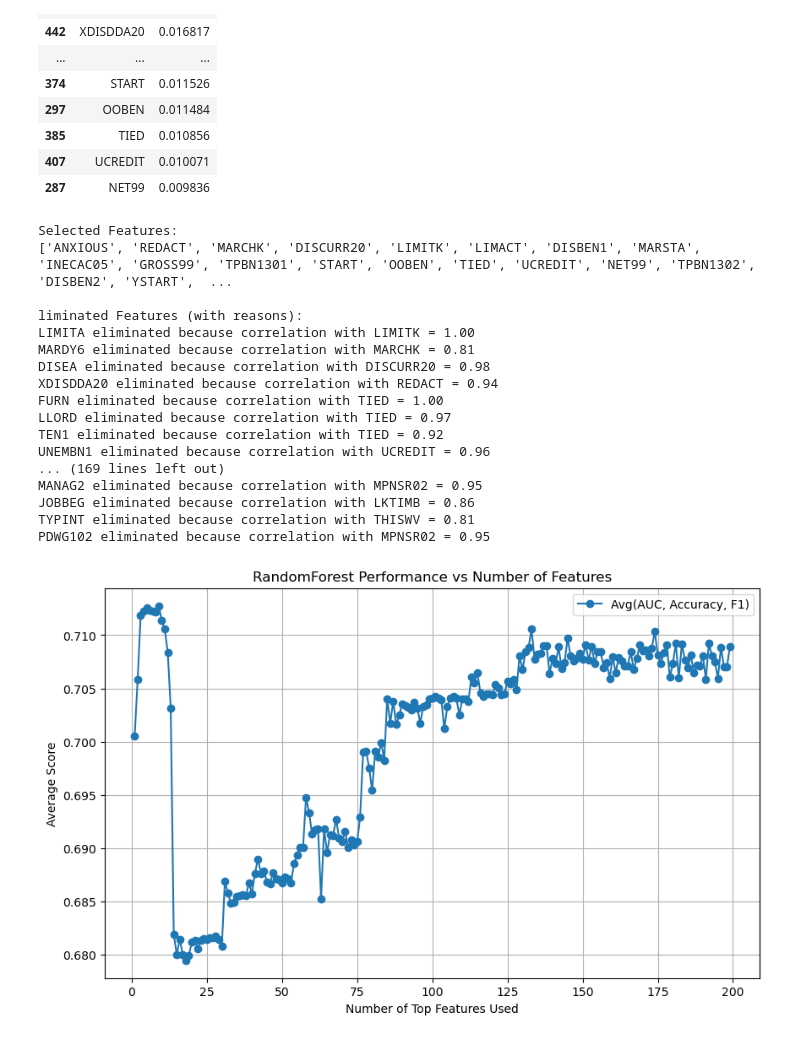
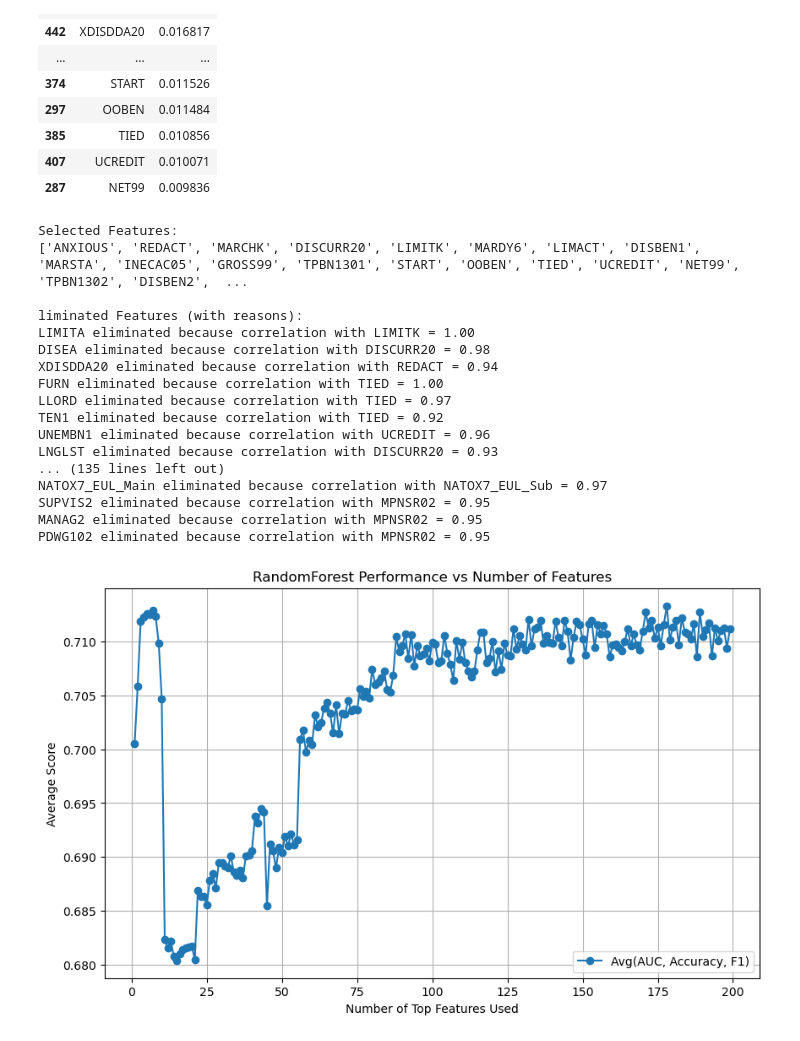
Before and after one commit to maxemporor/MSc-project, a Jupyter notebook: New.ipynb, the cells around one changed output. Saved outputs shown, nothing was run; the diff lists cells and outputs as text; code cells hidden in the pictures.

```diff
--- a/New.ipynb
+++ b/New.ipynb
@@ -494,7 +494,7 @@ nmi_df.head(20)
 | 287 | NET99 | 0.009836 |
 # %%
 # --- Redundancy penalty filtering with explanation ---
-corr_threshold = 0.8  # % alike
+corr_threshold = 0.9  # % alike
 corr_matrix = df_encoded.drop(columns=[target]).corr().abs()
 
 selected_features = []
@@ -530,21 +530,21 @@ for elim in eliminated_features:
     print(f"{elim['Feature']} eliminated because correlation with {elim['Correlated With']} = {elim['Correlation']:.2f}")
 # %% [output]
 Selected Features:
-['ANXIOUS', 'REDACT', 'MARCHK', 'DISCURR20', 'LIMITK', 'LIMACT', 'DISBEN1', 'MARSTA', 'INECAC05', 'GROSS99', 'TPBN1301', 'START', 'OOBEN', 'TIED', 'UCREDIT', 'NET99', 'TPBN1302', 'DISBEN2', 'YSTART',  ...
+['ANXIOUS', 'REDACT', 'MARCHK', 'DISCURR20', 'LIMITK', 'MARDY6', 'LIMACT', 'DISBEN1', 'MARSTA', 'INECAC05', 'GROSS99', 'TPBN1301', 'START', 'OOBEN', 'TIED', 'UCREDIT', 'NET99', 'TPBN1302', 'DISBEN2',  ...
 
 liminated Features (with reasons):
 LIMITA eliminated because correlation with LIMITK = 1.00
-MARDY6 eliminated because correlation with MARCHK = 0.81
 DISEA eliminated because correlation with DISCURR20 = 0.98
 XDISDDA20 eliminated because correlation with REDACT = 0.94
 FURN eliminated because correlation with TIED = 1.00
 LLORD eliminated because correlation with TIED = 0.97
 TEN1 eliminated because correlation with TIED = 0.92
 UNEMBN1 eliminated because correlation with UCREDIT = 0.96
-... (169 lines left out)
+LNGLST eliminated because correlation with DISCURR20 = 0.93
+... (135 lines left out)
+NATOX7_EUL_Main eliminated because correlation with NATOX7_EUL_Sub = 0.97
+SUPVIS2 eliminated because correlation with MPNSR02 = 0.95
 MANAG2 eliminated because correlation with MPNSR02 = 0.95
-JOBBEG eliminated because correlation with LKTIMB = 0.86
-TYPINT eliminated because correlation with THISWV = 0.81
 PDWG102 eliminated because correlation with MPNSR02 = 0.95
 # %%
 from sklearn.ensemble import RandomForestClassifier
@@ -556,8 +556,12 @@ import numpy as np
 X_train_all = train_data.drop(columns=['Wellbeing_category'])
 X_val_all = val_data.drop(columns=['Wellbeing_category'])
 
-# We'll loop based on your sorted NMI DataFrame
-feature_order = nmi_df['Feature'].tolist()
+# Loop based on your sorted NMI DataFrame
+#feature_order = nmi_df['Feature'].tolist()
+
+#Loop based on the MI after penalizing redundancy
+feature_order = selected_features
+
 
 results = []
 
@@ -575,34 +579,34 @@ for k in range(1, min(200, len(feature_order) + 1)):  # Number of features
     val_preds = rf.predict(X_val_k)
     val_probs = rf.predict_proba(X_val_k)
 
     # Handle multi-class AUC
     if len(np.unique(y_train)) > 2:
         auc = roc_auc_score(y_val, val_probs, multi_class='ovr')
     else:
         auc = roc_auc_score(y_val, val_probs[:, 1])
 
     acc = accuracy_score(y_val, val_preds)
     f1 = f1_score(y_val, val_preds, average='weighted')
 
     avg_score = np.mean([auc, acc, f1])
     results.append((k, auc, acc, f1, avg_score))
 
 # Convert results to array for plotting
 results = np.array(results)
 ks = results[:, 0]
 avg_scores = results[:, 4]
 
 # Plot
 plt.figure(figsize=(10, 6))
 plt.plot(ks, avg_scores, marker='o', label='Avg(AUC, Accuracy, F1)')
 plt.xlabel('Number of Top Features Used')
 plt.ylabel('Average Score')
 plt.title('RandomForest Performance vs Number of Features')
 plt.grid(True)
 plt.legend()
 plt.show()
 # %% [output]
-[figure, old version]
+[figure, new version]
 # %%
 # Sort results by average score in descending order
 sorted_results = sorted(results, key=lambda x: x[4], reverse=True)
```
Also changed, not shown: parts of 5 cells of this notebook.
